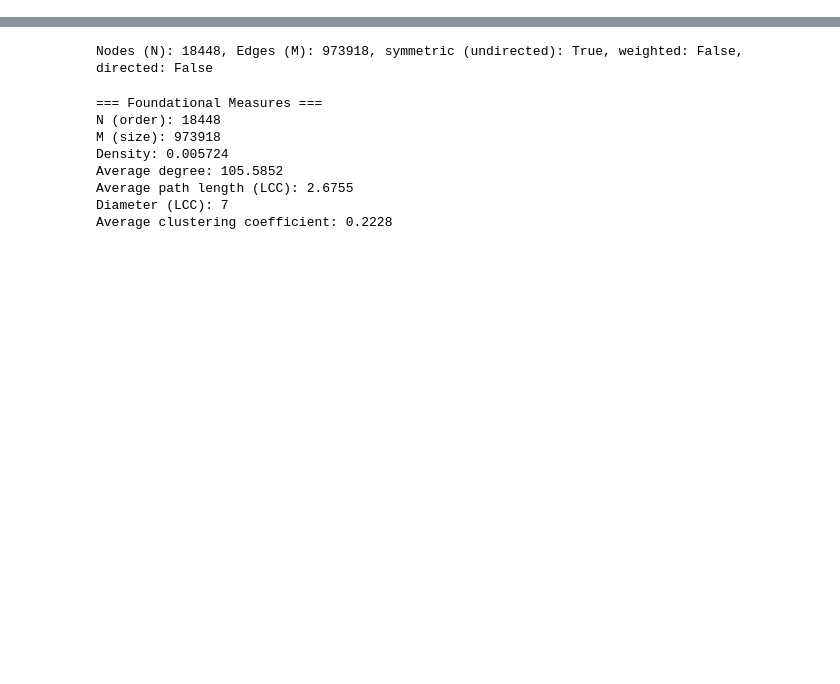
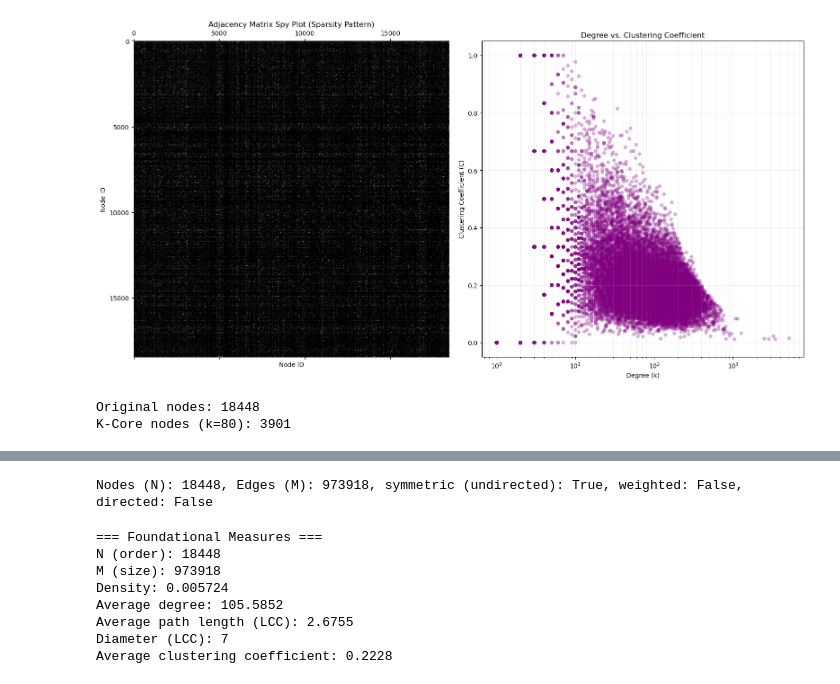
Before and after one commit to sunil-thapa99/CMPS-6310, a Jupyter notebook: project.ipynb, the cells around one changed output, grey strips where cells are left out. Drawn from its saved outputs; the diff is of its cells as text; code cells hidden in the pictures; blank space fills up the shorter version.

```diff
--- a/project.ipynb
+++ b/project.ipynb
@@ -19,0 +19,2 @@ k_for_approx_betweenness = 500  # sample nodes if graph large for betweenness
+# %%
+G = nx.from_scipy_sparse_array(sparse_matrix)
@@ -19,0 +83,43 @@ k_for_approx_betweenness = 500  # sample nodes if graph large for betweenness
+# %%
+plt.figure(figsize=(16, 8))
+
+# Adjacency Matrix Spy Plot
+plt.subplot(1, 2, 1)
+
+A = nx.to_scipy_sparse_array(G)
+plt.spy(A, markersize=0.1, color='black')
+plt.title("Adjacency Matrix Spy Plot (Sparsity Pattern)")
+plt.xlabel("Node ID")
+plt.ylabel("Node ID")
+
+# Degree vs. Clustering Coefficient
+deg = dict(G.degree())
+clus = nx.clustering(G)
+
+degrees = list(deg.values())
+clustering = list(clus.values())
+
+plt.subplot(1, 2, 2)
+plt.scatter(degrees, clustering, alpha=0.3, c='purple', edgecolors='none')
+plt.title("Degree vs. Clustering Coefficient")
+plt.xlabel("Degree (k)")
+plt.ylabel("Clustering Coefficient (C)")
+plt.xscale('log') # Log scale helps visualize the spread better
+plt.grid(True, which="both", ls="-", alpha=0.2)
+
+plt.tight_layout()
+plt.show()
+# %% [output]
+[figure, added]
+# %%
+# 1. Create the K-Core Subgraph
+# We remove anyone who doesn't have at least 25 connections within the core group.
+# This usually reduces the graph size by 60-80% but keeps the main shape.
+k = 80
+G_core = nx.k_core(G, k=k)
+
+print(f"Original nodes: {len(G.nodes())}")
+print(f"K-Core nodes (k={k}): {len(G_core.nodes())}")
+# %% [output]
+Original nodes: 18448
+K-Core nodes (k=80): 3901
```
Also changed, not shown: parts of 9 cells of this notebook, 1 other file.
